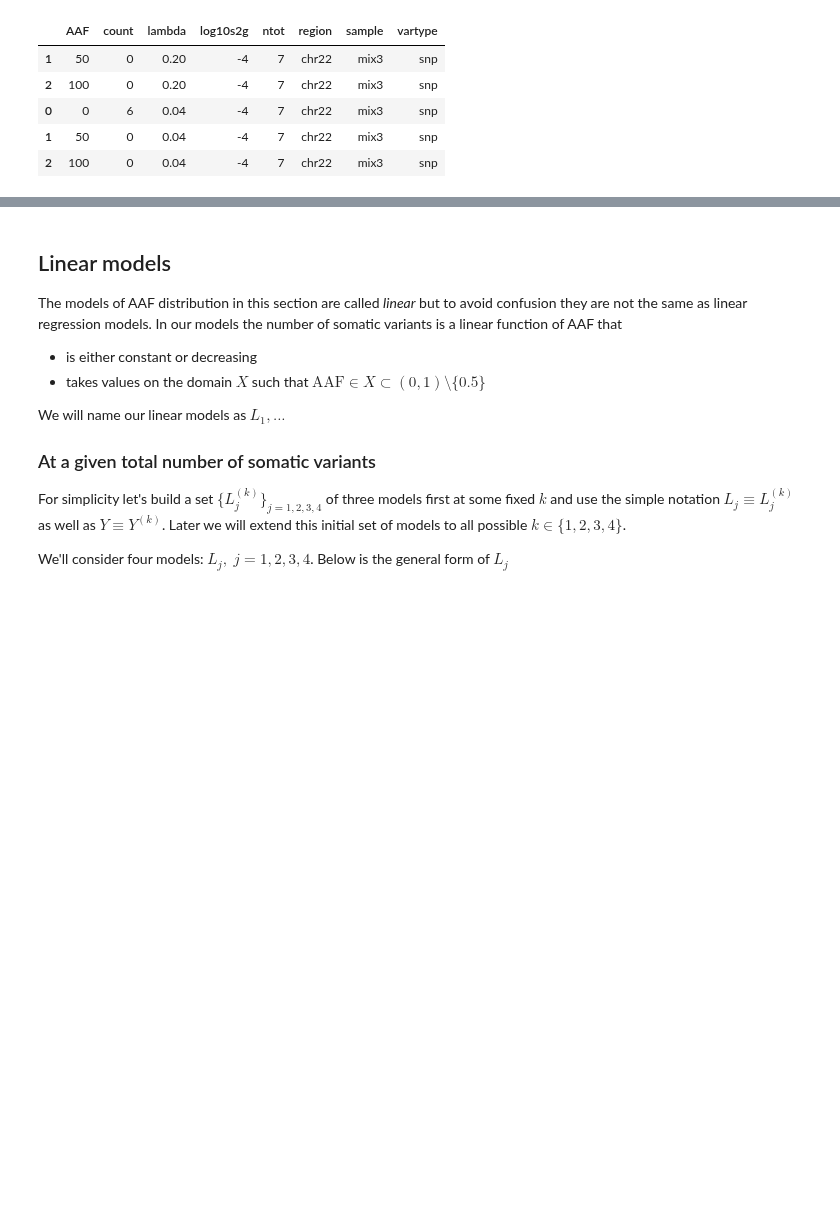
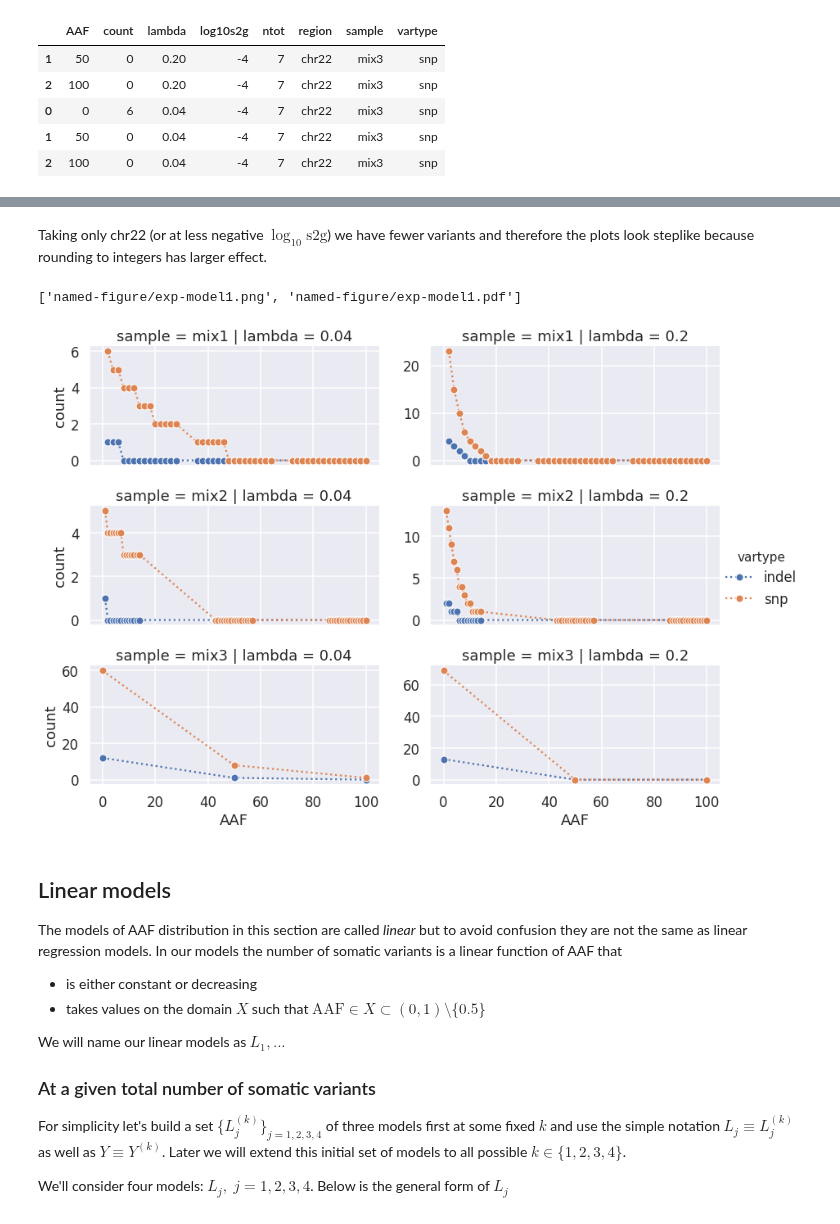
Before and after one commit to attilagk/BSM-research, a Jupyter notebook: notebook/2019-04-04-truth-sets-aaf/2019-04-04-truth-sets-aaf.ipynb, the cells around one changed output, grey strips where cells are left out. Saved outputs shown, nothing was run; the diff lists cells and outputs as text; code cells hidden in the pictures; blank space fills up the shorter version.

```diff
--- a/notebook/2019-04-04-truth-sets-aaf/2019-04-04-truth-sets-aaf.ipynb
+++ b/notebook/2019-04-04-truth-sets-aaf/2019-04-04-truth-sets-aaf.ipynb
@@ -209,0 +226,8 @@ attila_utils.savefig(fg, 'exp-model0')
+# %% [markdown]
+Taking only chr22 (or at less negative $\log_{10}\mathrm{s2g}$) we have fewer variants and therefore the plots look steplike because rounding to integers has larger effect.
+# %%
+fg = tsa.exp_model_plot0(expm, log10s2g=-3, region='chr22')
+attila_utils.savefig(fg, 'exp-model1')
+# %% [output]
+['named-figure/exp-model1.png', 'named-figure/exp-model1.pdf']
+[figure, added]
```
Also changed, not shown: parts of 7 cells of this notebook, 1 other file.
